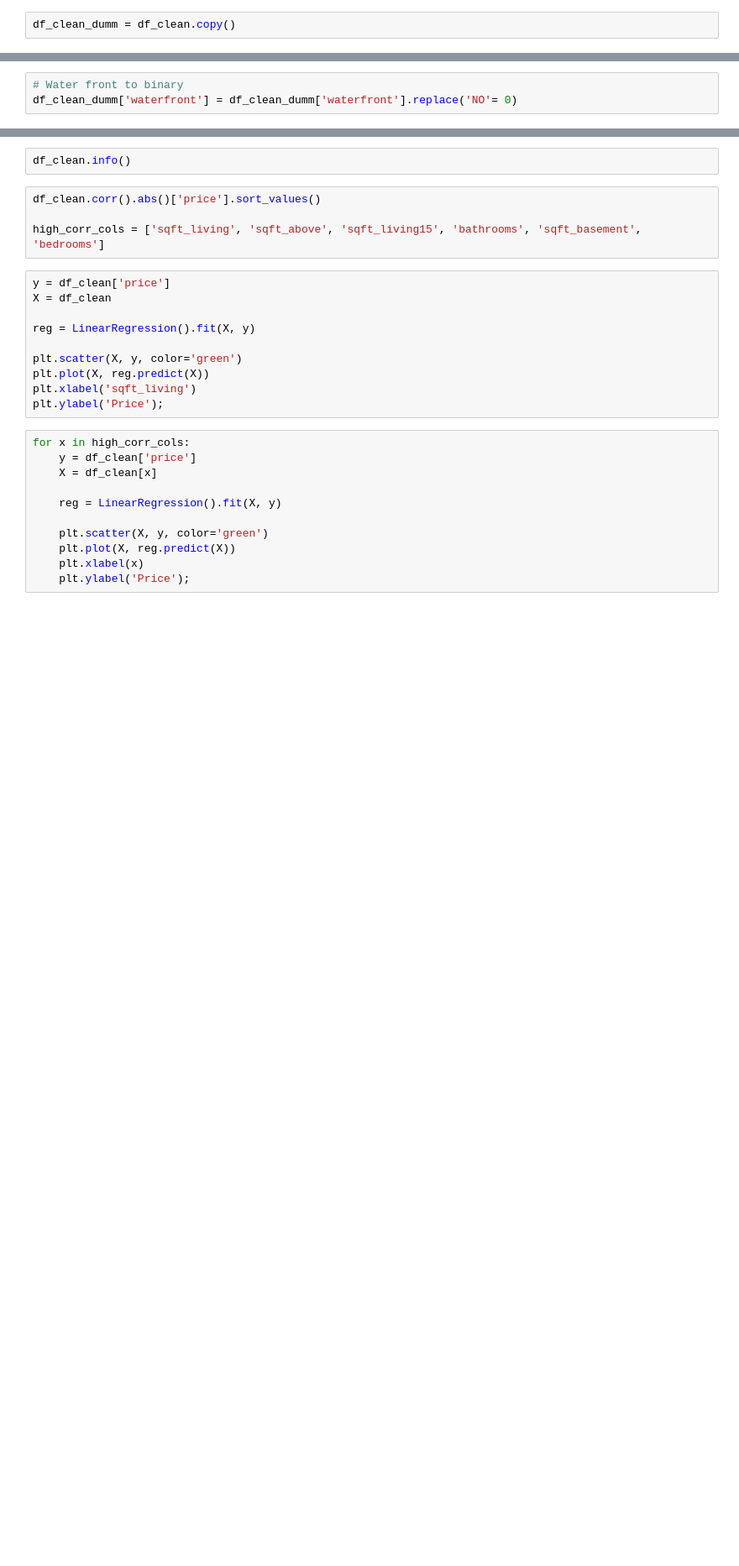
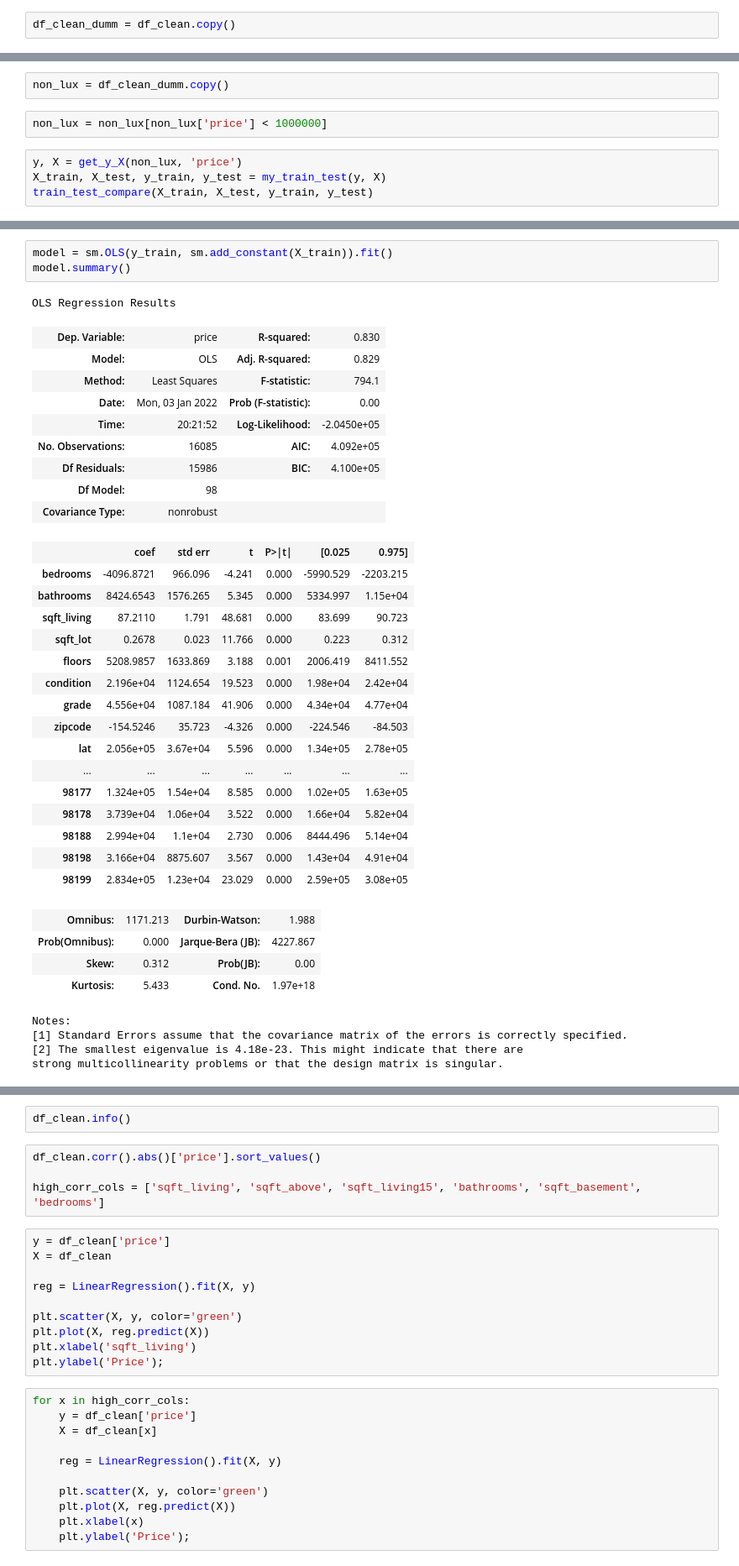
Before and after one commit to westonshuken/King-county-housing-analysis, a Jupyter notebook: Weston_Modeling.ipynb, the cells around one changed output, grey strips where cells are left out. Shown at 84% size. Cells and saved outputs as stored; diff of their text form; blank space fills up the shorter version.

Commit message:
Modeling functions in effect and ready for use

```diff
--- a/Weston_Modeling.ipynb
+++ b/Weston_Modeling.ipynb
@@ -84,3 +165,0 @@ df_clean_dumm = pd.concat([df_clean_dumm, zipcode_dummies], axis=1)
-# %%
-# Water front to binary
-df_clean_dumm['waterfront'] = df_clean_dumm['waterfront'].replace('NO'= 0)
@@ -96,0 +190,8 @@ test_data = df_clean.loc[:,['price', 'bedrooms', 'floors', 'condition', 'sqft_li
+# %%
+non_lux = df_clean_dumm.copy()
+# %%
+non_lux = non_lux[non_lux['price'] < 1000000]
+# %%
+y, X = get_y_X(non_lux, 'price')
+X_train, X_test, y_train, y_test = my_train_test(y, X)
+train_test_compare(X_train, X_test, y_train, y_test)
@@ -96,0 +216,38 @@ test_data = df_clean.loc[:,['price', 'bedrooms', 'floors', 'condition', 'sqft_li
+# %%
+model = sm.OLS(y_train, sm.add_constant(X_train)).fit()
+model.summary()
+# %% [output]
+OLS Regression Results
+| Dep. Variable: | price | R-squared: | 0.830 |
+| Model: | OLS | Adj. R-squared: | 0.829 |
+| Method: | Least Squares | F-statistic: | 794.1 |
+| Date: | Mon, 03 Jan 2022 | Prob (F-statistic): | 0.00 |
+| Time: | 20:21:52 | Log-Likelihood: | -2.0450e+05 |
+| No. Observations: | 16085 | AIC: | 4.092e+05 |
+| Df Residuals: | 15986 | BIC: | 4.100e+05 |
+| Df Model: | 98 |  |  |
+| Covariance Type: | nonrobust |  |  |
+|  | coef | std err | t | P>|t| | [0.025 | 0.975] |
+| bedrooms | -4096.8721 | 966.096 | -4.241 | 0.000 | -5990.529 | -2203.215 |
+| bathrooms | 8424.6543 | 1576.265 | 5.345 | 0.000 | 5334.997 | 1.15e+04 |
+| sqft_living | 87.2110 | 1.791 | 48.681 | 0.000 | 83.699 | 90.723 |
+| sqft_lot | 0.2678 | 0.023 | 11.766 | 0.000 | 0.223 | 0.312 |
+| floors | 5208.9857 | 1633.869 | 3.188 | 0.001 | 2006.419 | 8411.552 |
+| condition | 2.196e+04 | 1124.654 | 19.523 | 0.000 | 1.98e+04 | 2.42e+04 |
+| grade | 4.556e+04 | 1087.184 | 41.906 | 0.000 | 4.34e+04 | 4.77e+04 |
+| zipcode | -154.5246 | 35.723 | -4.326 | 0.000 | -224.546 | -84.503 |
+| lat | 2.056e+05 | 3.67e+04 | 5.596 | 0.000 | 1.34e+05 | 2.78e+05 |
+| ... | ... | ... | ... | ... | ... | ... |
+| 98177 | 1.324e+05 | 1.54e+04 | 8.585 | 0.000 | 1.02e+05 | 1.63e+05 |
+| 98178 | 3.739e+04 | 1.06e+04 | 3.522 | 0.000 | 1.66e+04 | 5.82e+04 |
+| 98188 | 2.994e+04 | 1.1e+04 | 2.730 | 0.006 | 8444.496 | 5.14e+04 |
+| 98198 | 3.166e+04 | 8875.607 | 3.567 | 0.000 | 1.43e+04 | 4.91e+04 |
+| 98199 | 2.834e+05 | 1.23e+04 | 23.029 | 0.000 | 2.59e+05 | 3.08e+05 |
+| Omnibus: | 1171.213 | Durbin-Watson: | 1.988 |
+| Prob(Omnibus): | 0.000 | Jarque-Bera (JB): | 4227.867 |
+| Skew: | 0.312 | Prob(JB): | 0.00 |
+| Kurtosis: | 5.433 | Cond. No. | 1.97e+18 |
+Notes:
+[1] Standard Errors assume that the covariance matrix of the errors is correctly specified.
+[2] The smallest eigenvalue is 4.18e-23. This might indicate that there are
+strong multicollinearity problems or that the design matrix is singular.
```
Also changed, not shown: parts of 49 cells of this notebook.
